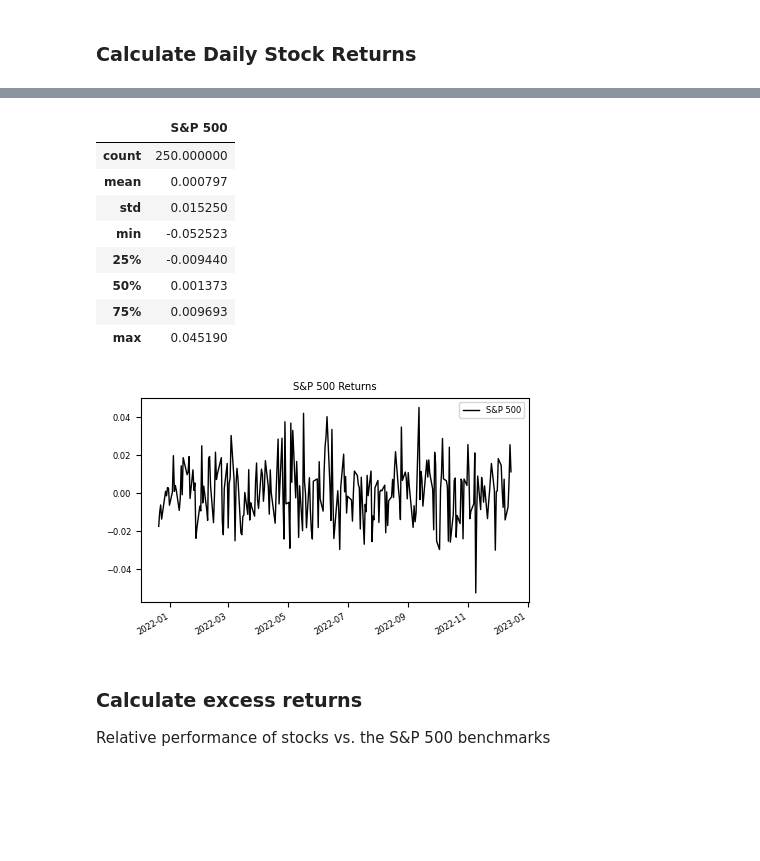
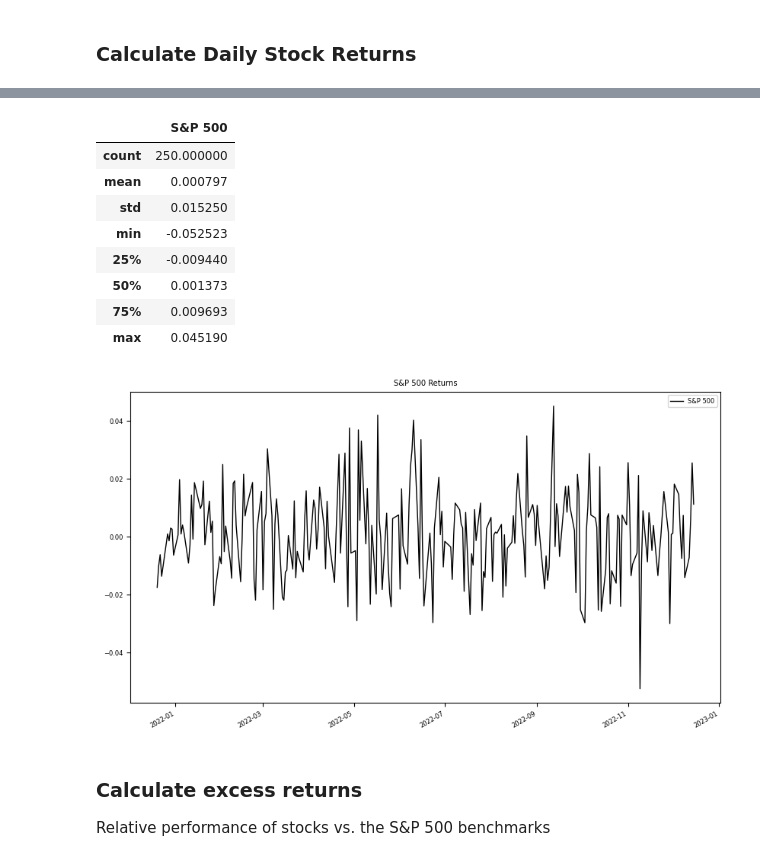
Before and after one commit to wswu001/Risk-Return-The-Sharpe-Ratio, a Jupyter notebook: main.ipynb, the cells around one changed output, grey strips where cells are left out. Saved outputs shown, nothing was run; the diff lists cells and outputs as text; code cells hidden in the pictures; blank space fills up the shorter version.

```diff
--- a/main.ipynb
+++ b/main.ipynb
@@ -184,27 +184,27 @@ stock_returns.describe()
 # %%
 # Calculate daily benchmark_data returns
 sp_returns = benchmark_data.pct_change()
 
 # Plot the daily returns
 matplotlib.rcParams.update({'font.size': 6})
 sp_returns.plot(title='S&P 500 Returns',
                 xlabel='',
-                figsize=(5,3),
+                figsize=(10,6),
                 linewidth = 1,
                 color='black')
 # Summarize the daily returns
 sp_returns.describe()
 # %% [output]
 |  | S&P 500 |
 | count | 250.000000 |
 | mean | 0.000797 |
 | std | 0.015250 |
 | min | -0.052523 |
 | 25% | -0.009440 |
 | 50% | 0.001373 |
 | 75% | 0.009693 |
 | max | 0.045190 |
-[figure, old version]
+[figure, new version]
 # %% [markdown]
 ### Calculate excess returns
 Relative performance of stocks vs. the S&P 500 benchmarks
```
Also changed, not shown: parts of 8 cells of this notebook.
